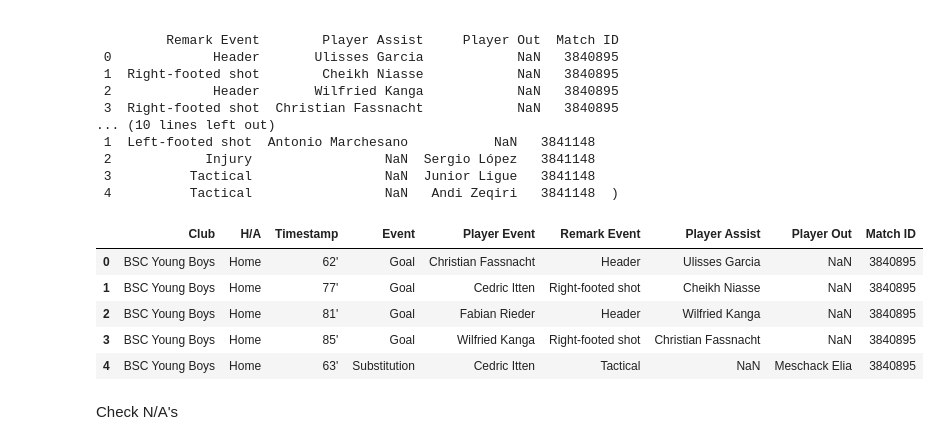
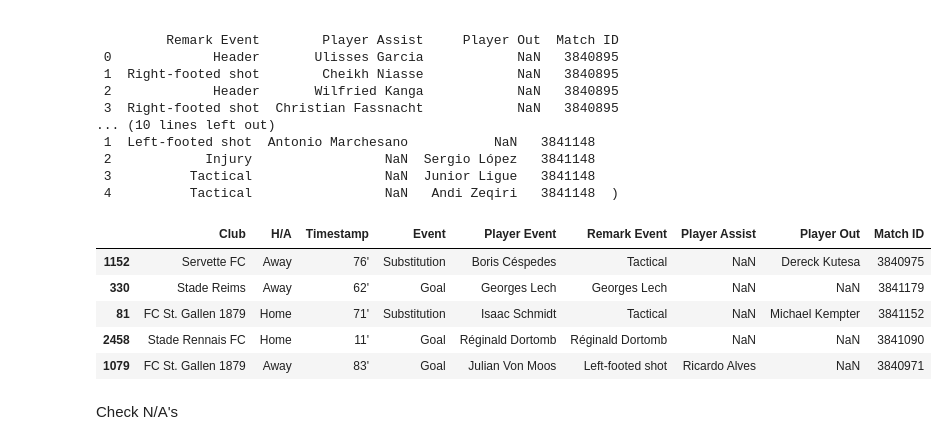
Before and after one commit to heinimoreno/PBL_RA_MH, a Jupyter notebook: Data_Analysis.ipynb, the cells around one changed output. Drawn from its saved outputs; the diff is of its cells as text; code cells hidden in the pictures.

```diff
--- a/Data_Analysis.ipynb
+++ b/Data_Analysis.ipynb
@@ -154,15 +181,18 @@ events_1.head(), events_2.head()
 # %%
 # Concatenate the datasets
 events = pd.concat([events_1, events_2], axis=0)
 
-events.head()
+# safe as csv in the data folder
+events.to_csv('./data/match_events_2022_2023_merged.csv', index=False)
+
+events.sample(5)
 # %% [output]
 |  | Club | H/A | Timestamp | Event | Player Event | Remark Event | Player Assist | Player Out | Match ID |
-| 0 | BSC Young Boys | Home | 62' | Goal | Christian Fassnacht | Header | Ulisses Garcia | NaN | 3840895 |
-| 1 | BSC Young Boys | Home | 77' | Goal | Cedric Itten | Right-footed shot | Cheikh Niasse | NaN | 3840895 |
-| 2 | BSC Young Boys | Home | 81' | Goal | Fabian Rieder | Header | Wilfried Kanga | NaN | 3840895 |
-| 3 | BSC Young Boys | Home | 85' | Goal | Wilfried Kanga | Right-footed shot | Christian Fassnacht | NaN | 3840895 |
-| 4 | BSC Young Boys | Home | 63' | Substitution | Cedric Itten | Tactical | NaN | Meschack Elia | 3840895 |
+| 1152 | Servette FC | Away | 76' | Substitution | Boris Céspedes | Tactical | NaN | Dereck Kutesa | 3840975 |
+| 330 | Stade Reims | Away | 62' | Goal | Georges Lech | Georges Lech | NaN | NaN | 3841179 |
+| 81 | FC St. Gallen 1879 | Home | 71' | Substitution | Isaac Schmidt | Tactical | NaN | Michael Kempter | 3841152 |
+| 2458 | Stade Rennais FC | Home | 11' | Goal | Réginald Dortomb | Réginald Dortomb | NaN | NaN | 3841090 |
+| 1079 | FC St. Gallen 1879 | Away | 83' | Goal | Julian Von Moos | Left-footed shot | Ricardo Alves | NaN | 3840971 |
 # %% [markdown]
 Check N/A's
 # %%
```
Also changed, not shown: parts of 23 cells of this notebook, 1 other file.
